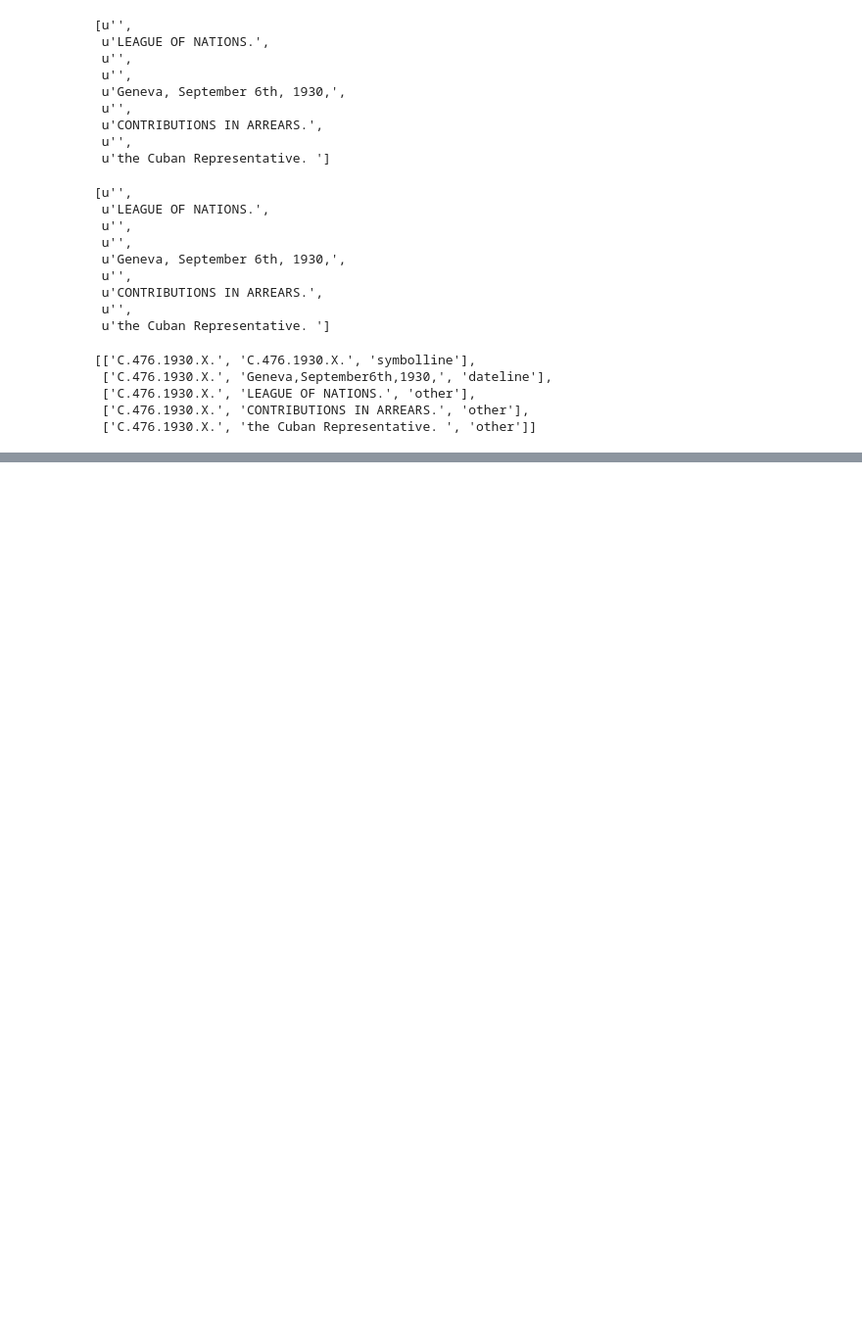
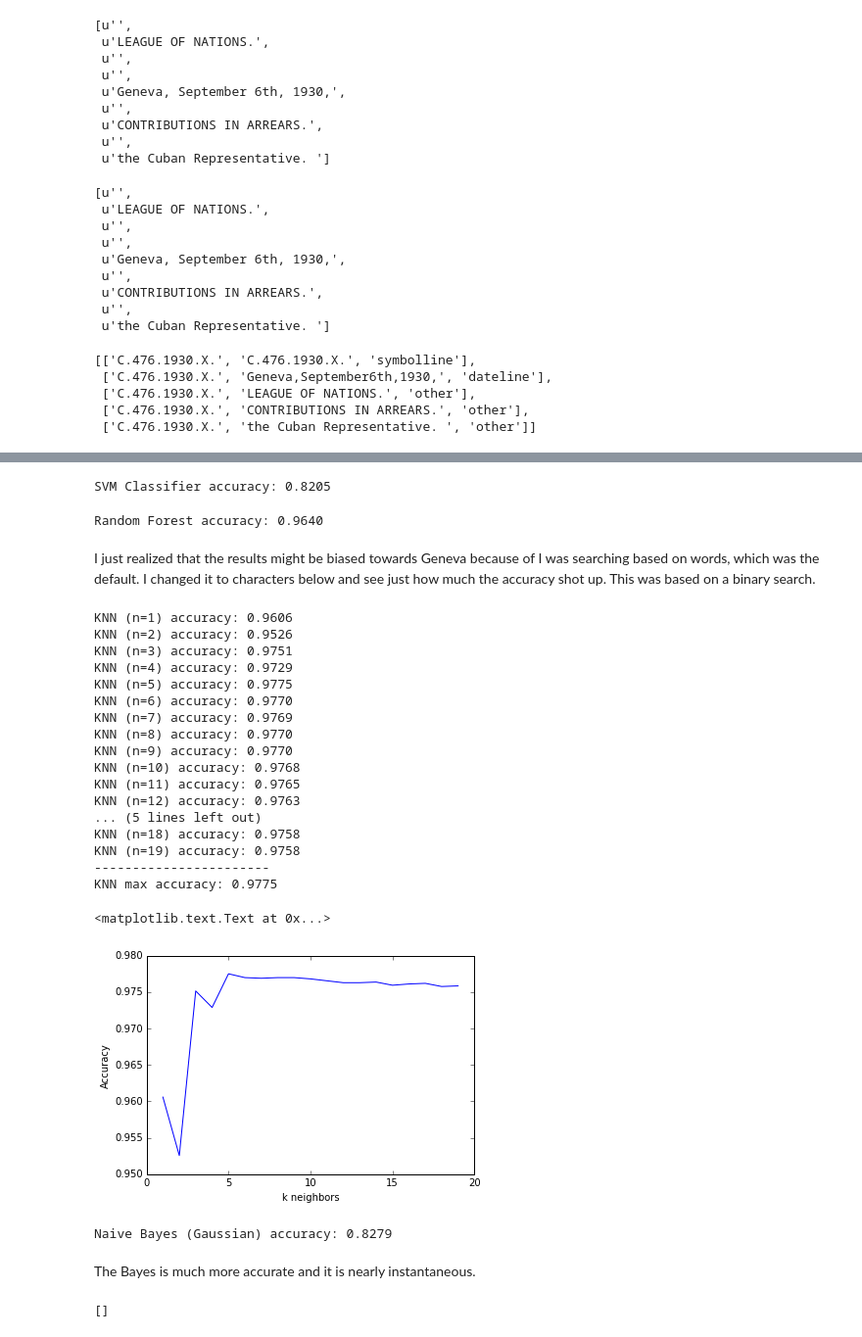
Before and after one commit to John-Keating/auto-archive, a Jupyter notebook: find_date_in_first_10_lines_2.ipynb, the cells around one changed output, grey strips where cells are left out. Shown: that part at 98% size. Drawn from its saved outputs; the diff is of its cells as text; code cells hidden in the pictures; blank space fills up the shorter version.

```diff
--- a/find_date_in_first_10_lines_2.ipynb
+++ b/find_date_in_first_10_lines_2.ipynb
@@ -428,0 +578,2 @@ tagged_datline = pd.DataFrame(columns=['symbol','line','category'])
+# %%
+X_train, X_test, Y_train, Y_test = train_test_split(X,y_2, test_size=.30, random_state=4444)
@@ -428,0 +609,71 @@ tagged_datline = pd.DataFrame(columns=['symbol','line','category'])
+# %%
+from sklearn.svm import SVC
+model = SVC().fit(X_train, Y_train)
+Y_test_pred = model.predict(X_test)
+print 'SVM Classifier accuracy: %.4f' % accuracy_score(Y_test, Y_test_pred)
+# %% [output]
+SVM Classifier accuracy: 0.8205
+# %%
+from sklearn.ensemble import RandomForestClassifier
+model = RandomForestClassifier().fit(X_train, Y_train)
+Y_test_pred = model.predict(X_test)
+print 'Random Forest accuracy: %.4f' % accuracy_score(Y_test, Y_test_pred)
+# %% [output]
+Random Forest accuracy: 0.9640
+# %% [markdown]
+I just realized that the results might be biased towards Geneva because of I was searching based on words, which was the default. I changed it to characters below and see just how much the accuracy shot up. This was based on a binary search.
+# %%
+vectorizer = TfidfVectorizer(analyzer='char')
+
+text_list = list(label_df['line'])
+
+
+X = vectorizer.fit_transform(text_list)
+# %%
+X_train, X_test, Y_train, Y_test = train_test_split(X,y_2, test_size=.30, random_state=4444)
+# %%
+accs = []
+for n in range(1,20):
+    model = KNeighborsClassifier(n_neighbors=n, metric='cosine', algorithm='brute').fit(X_train,Y_train)
+    y_test_pred = model.predict(X_test)
+    accuracy = accuracy_score(Y_test, y_test_pred)
+    accs.append(accuracy)
+    print 'KNN (n=%i) accuracy: %.4f' % (n,accuracy)
+
+print '-----------------------'
+print 'KNN max accuracy: %.4f' % max(accs)
+plt.plot(range(1,20), accs)
+plt.xlabel('k neighbors')
+plt.ylabel('Accuracy')
+# %% [output]
+KNN (n=1) accuracy: 0.9606
+KNN (n=2) accuracy: 0.9526
+KNN (n=3) accuracy: 0.9751
+KNN (n=4) accuracy: 0.9729
+KNN (n=5) accuracy: 0.9775
+KNN (n=6) accuracy: 0.9770
+KNN (n=7) accuracy: 0.9769
+KNN (n=8) accuracy: 0.9770
+KNN (n=9) accuracy: 0.9770
+KNN (n=10) accuracy: 0.9768
+KNN (n=11) accuracy: 0.9765
+KNN (n=12) accuracy: 0.9763
+... (5 lines left out)
+KNN (n=18) accuracy: 0.9758
+KNN (n=19) accuracy: 0.9758
+-----------------------
+KNN max accuracy: 0.9775
+<matplotlib.text.Text at 0x...>
+[figure, added]
+# %%
+model = GaussianNB().fit(X_train.toarray(), Y_train)
+Y_test_pred = model.predict(X_test.toarray())
+print 'Naive Bayes (Gaussian) accuracy: %.4f' % accuracy_score(Y_test, Y_test_pred)
+# %% [output]
+Naive Bayes (Gaussian) accuracy: 0.8279
+# %% [markdown]
+The Bayes is much more accurate and it is nearly instantaneous.
+# %%
+doc_list[3]['dateline']
+# %% [output]
+[]
```
Also changed, not shown: parts of 37 cells of this notebook.
